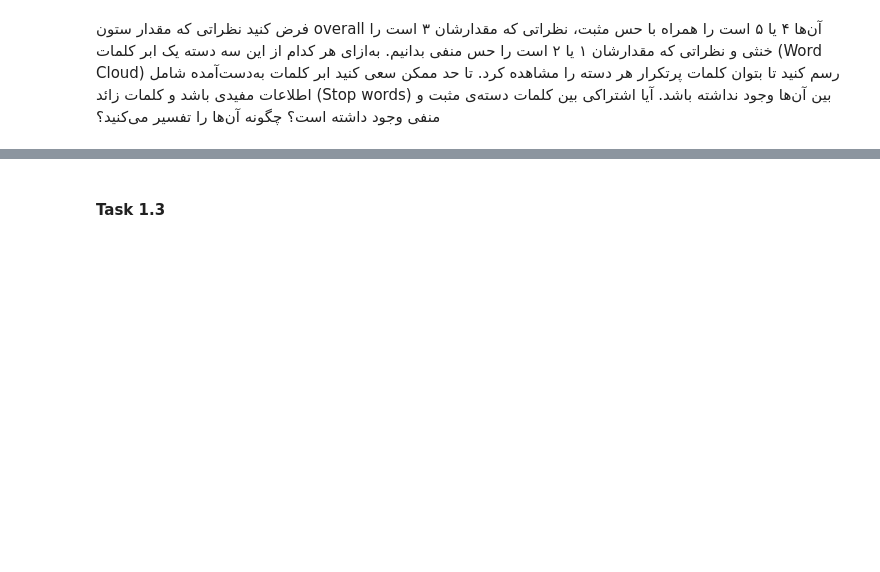
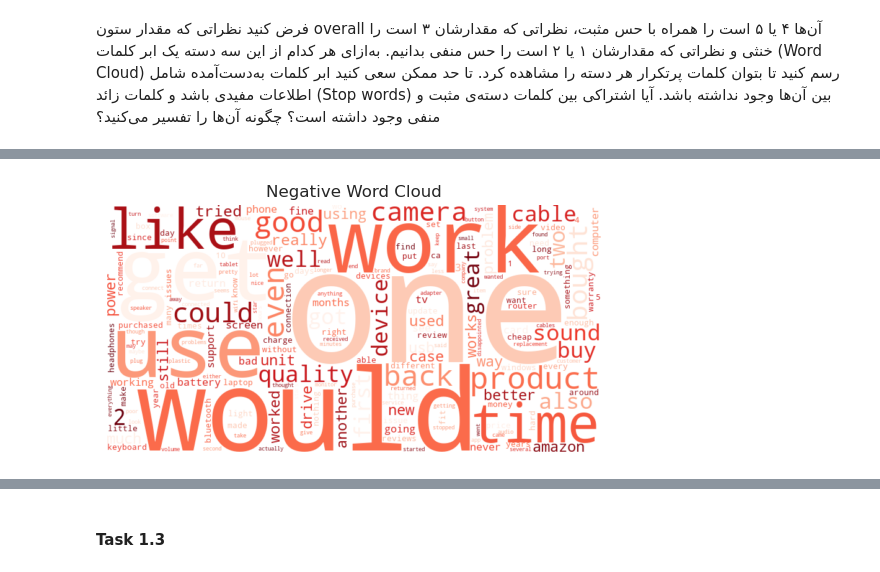
Before and after one commit to Maboudi-Ali/Sentiment_Analysis, a Jupyter notebook: notebooks/Part_1.ipynb, the cells around one changed output, grey strips where cells are left out. Drawn from its saved outputs; the diff is of its cells as text; code cells hidden in the pictures; blank space fills up the shorter version.

```diff
--- a/notebooks/Part_1.ipynb
+++ b/notebooks/Part_1.ipynb
@@ -50,0 +90,11 @@ plt.show()
+# %%
+negative_tokens = word_tokenize(negative_text.lower())
+negative_tokens = [word for word in negative_tokens if word.isalnum() and word not in stop_words]
+negative_freq_dist = FreqDist(negative_tokens)
+negative_wordcloud = WordCloud(width=800, height=400, background_color='white', colormap='Reds').generate_from_frequencies(negative_freq_dist)
+plt.imshow(negative_wordcloud, interpolation='bilinear')
+plt.title('Negative Word Cloud')
+plt.axis('off')
+plt.show()
+# %% [output]
+[figure, added]
```
Also changed, not shown: parts of 7 cells of this notebook.
